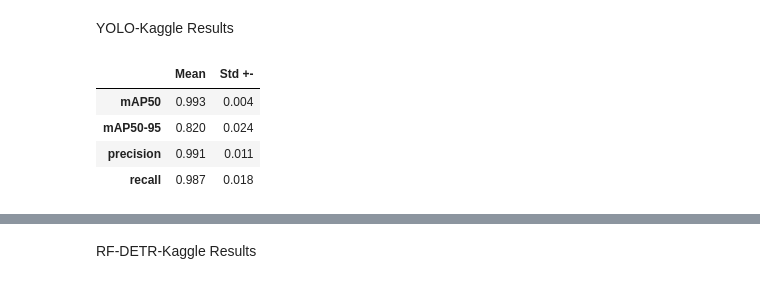
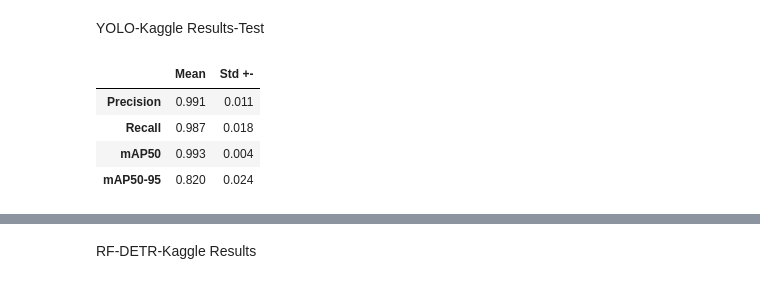
Before and after one commit to kekslol24/Glass-Defect-Detection-Evaluating-Object-Detection-Models, a Jupyter notebook: #Deployment/Code/resultsplotting.ipynb, the cells around one changed output, grey strips where cells are left out. Drawn from its saved outputs; the diff is of its cells as text; code cells hidden in the pictures.

```diff
--- a/#Deployment/Code/resultsplotting.ipynb
+++ b/#Deployment/Code/resultsplotting.ipynb
@@ -5,59 +56,62 @@ import matplotlib.pyplot as plt
 # %% [markdown]
-YOLO-Kaggle Results
+YOLO-Kaggle Results-Test
 # %%
 
 # Daten aus der Benutzereingabe
 data = [
     {
         "Fold": 1,
+        "Precision": 0.9772674114421703,
+        "Recall": 1.0,
         "mAP50": 0.994592,
         "mAP50-95": 0.819206,
-        "precision": [0.9772674114421703],
-        "recall": [1.0]
+
     },
     {
         "Fold": 2,
+        "Precision": 0.9797221042867775,
+        "Recall": 1.0,
         "mAP50": 0.994444,
-        "mAP50-95": 0.831578,
-        "precision": [0.9797221042867775],
-        "recall": [1.0]
+        "mAP50-95": 0.831578
+
     },
     {
         "Fold": 3,
+        "Precision": 1.0,
+        "Recall": 0.9751540154585319,
         "mAP50": 0.994600,
-        "mAP50-95": 0.788892,
-        "precision": [1.0],
-        "recall": [0.9751540154585319]
+        "mAP50-95": 0.788892
+
     },
     {
         "Fold": 4,
+        "Precision": 0.9987336240133619,
+        "Recall": 0.9615384615384616,
         "mAP50": 0.985325,
-        "mAP50-95": 0.808739,
-        "precision": [0.9987336240133619],
-        "recall": [0.9615384615384616]
+        "mAP50-95": 0.808739
+
     },
     {
         "Fold": 5,
+        "Precision": 0.9994167272567542,
+        "Recall": 1.0,
         "mAP50": 0.995000,
-        "mAP50-95": 0.851857,
-        "precision": [0.9994167272567542],
-        "recall": [1.0]
+        "mAP50-95": 0.851857
+
     }
 ]
 
 df = pd.DataFrame(data)
 
-# Werte aus den Listen extrahieren (da nur 1 Klasse/Wert vorhanden ist)
-df['precision'] = df['precision'].apply(lambda x: x[0])
-df['recall'] = df['recall'].apply(lambda x: x[0])
+# Zusammenfassung berechnen
+summary_yolo_kaggle_test = df.drop(columns=['Fold']).agg(['mean', 'std'])
 
-# Zusammenfassung berechnen
-summary = df.drop(columns=['Fold']).agg(['mean', 'std'])
+summary_yolo_kaggle_test = round(summary_yolo_kaggle_test.T.rename(columns={"mean": "Mean", "std": "Std +-"}),3)
 
-round(summary.T.rename(columns={"mean": "Mean", "std": "Std +-"}),3)
+summary_yolo_kaggle_test
 # %% [output]
 |  | Mean | Std +- |
+| Precision | 0.991 | 0.011 |
+| Recall | 0.987 | 0.018 |
 | mAP50 | 0.993 | 0.004 |
 | mAP50-95 | 0.820 | 0.024 |
-| precision | 0.991 | 0.011 |
-| recall | 0.987 | 0.018 |
```
Also changed, not shown: parts of 16 cells of this notebook.
